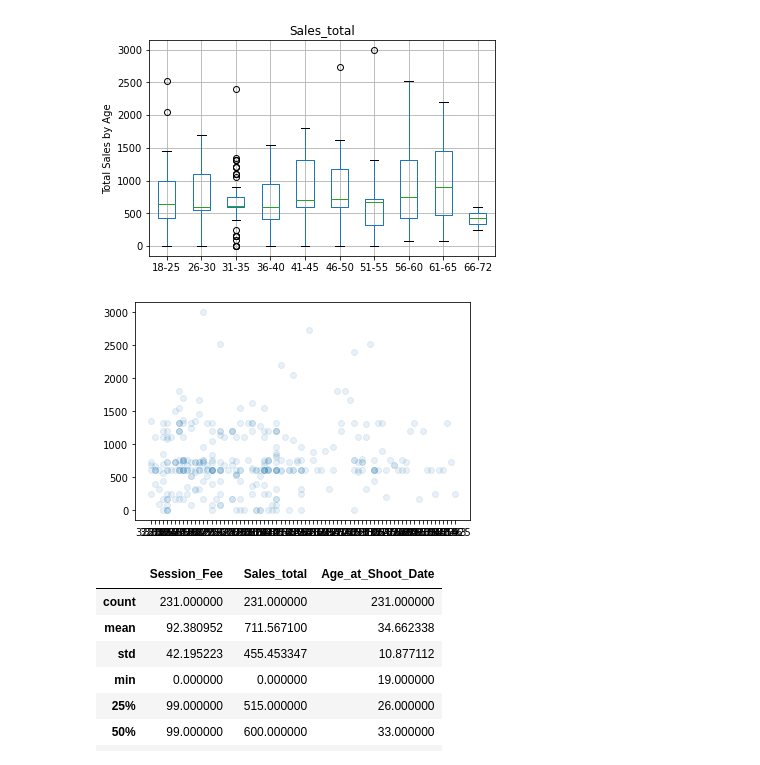
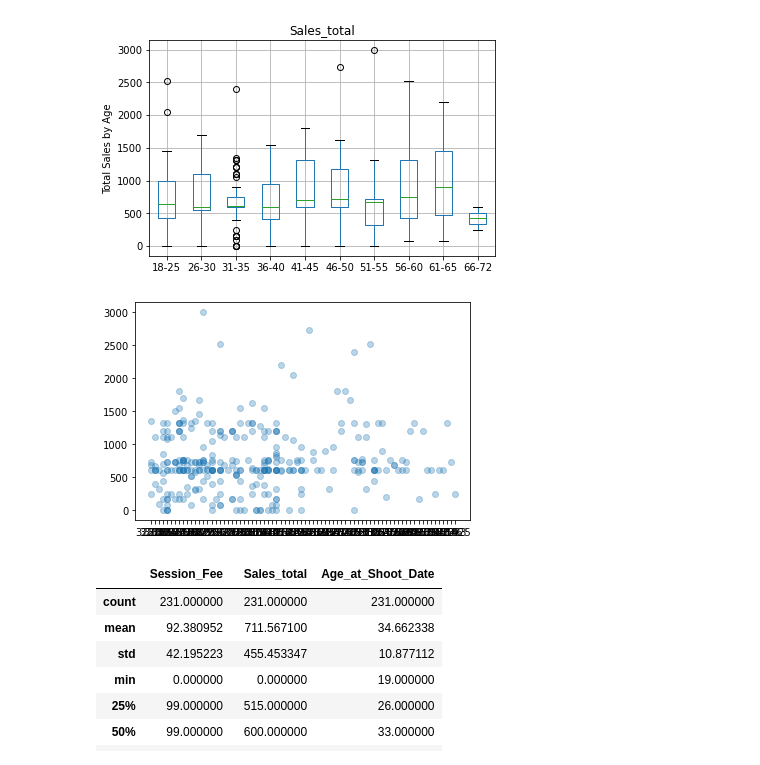
Before and after one commit to ilEnzio/Sexy_In_The_City, a Jupyter notebook: Photography_Dataset_Submission.ipynb, the cells around one changed output. Cells and saved outputs as stored; diff of their text form; code cells hidden in the pictures.

```diff
--- a/Photography_Dataset_Submission.ipynb
+++ b/Photography_Dataset_Submission.ipynb
@@ -1082,13 +1080,14 @@ Text(0.5, 0.98, '')
 
 # bring some of my old functions in.
 # %%
-plt.scatter(dnd_sales_df["zip_code"],dnd_sales_df["Sales_total"], alpha=.1)
+plt.scatter(dnd_sales_df["zip_code"],dnd_sales_df["Sales_total"], alpha=.3)
 plt.show()
 
 # I need to find a better way to show this graph.  I like that it splits the
 # sales data geographically, but the level is granularity is too much
+# change graph of zip code so that codes are vertical
 # %% [output]
-[figure, old version]
+[figure, new version]
 # %%
 dnd_highest_codes_df["zip_code"].value_counts()
 # %%
```
Also changed, not shown: parts of 10 cells of this notebook.
